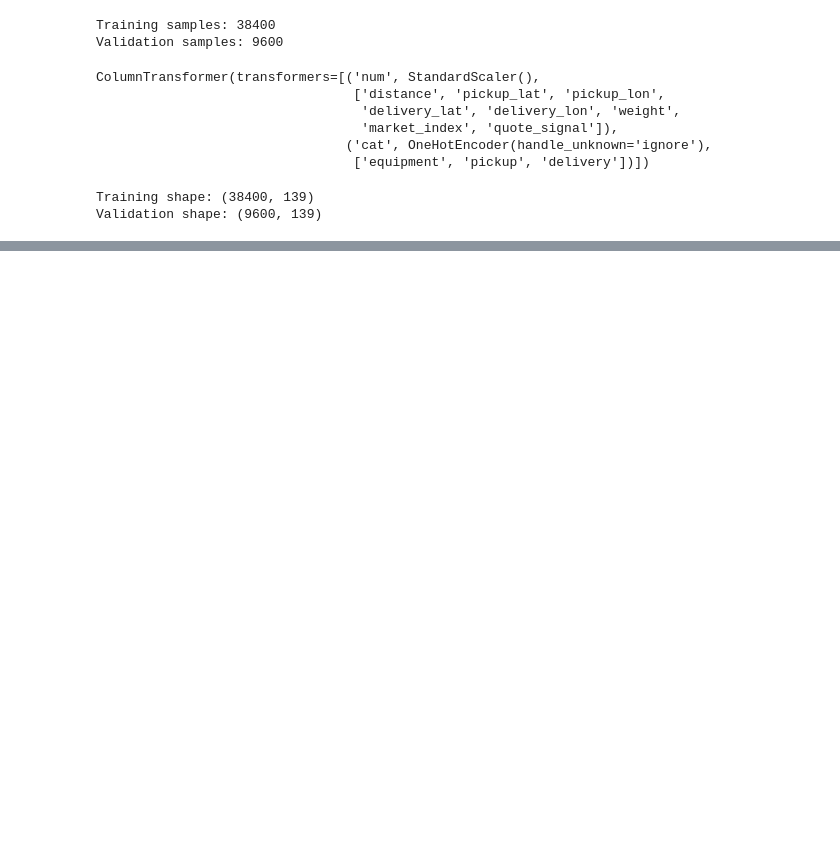
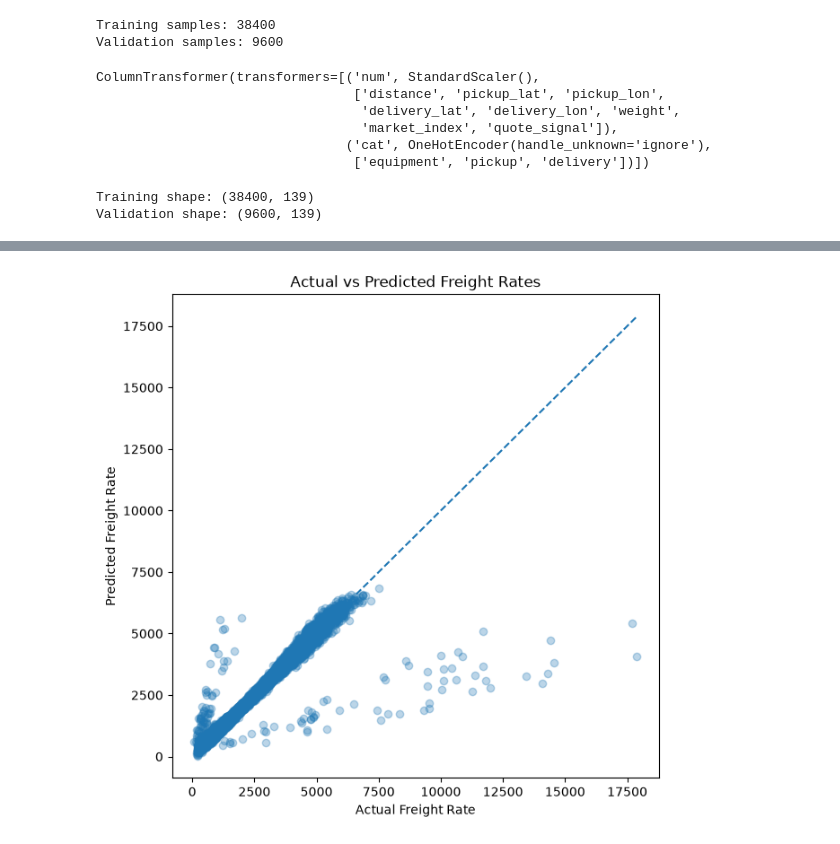
Before and after one commit to shanecoutinho/spotter-freight-rate, a Jupyter notebook: notebooks/01_exploratory_data_analysis.ipynb, the cells around one changed output, grey strips where cells are left out. Saved outputs shown, nothing was run; the diff lists cells and outputs as text; code cells hidden in the pictures; blank space fills up the shorter version.

Commit message:
Build baseline linear regression model

```diff
--- a/notebooks/01_exploratory_data_analysis.ipynb
+++ b/notebooks/01_exploratory_data_analysis.ipynb
@@ -1107,0 +1108,4 @@ Validation shape: (9600, 139)
+# %%
+baseline_model = LinearRegression()
+# %%
+baseline_model.fit(X_train_processed, y_train)
@@ -1107,0 +1114,3 @@ Validation shape: (9600, 139)
+# %%
+y_train_pred = baseline_model.predict(X_train_processed)
+y_val_pred = baseline_model.predict(X_val_processed)
@@ -1107,0 +1195,20 @@ Validation shape: (9600, 139)
+# %%
+import matplotlib.pyplot as plt
+
+plt.figure(figsize=(7, 7))
+
+plt.scatter(y_val, y_val_pred, alpha=0.3)
+
+plt.xlabel("Actual Freight Rate")
+plt.ylabel("Predicted Freight Rate")
+plt.title("Actual vs Predicted Freight Rates")
+
+plt.plot(
+    [y_val.min(), y_val.max()],
+    [y_val.min(), y_val.max()],
+    linestyle="--"
+)
+
+plt.show()
+# %% [output]
+[figure, added]
```
Also changed, not shown: parts of 7 cells of this notebook.
